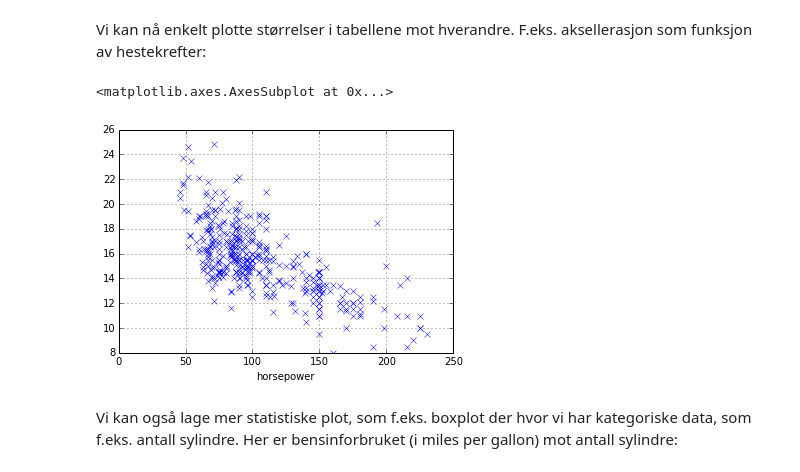
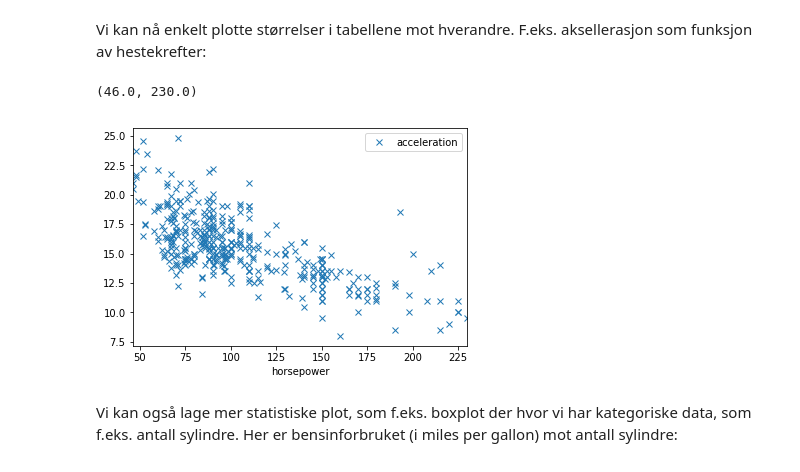
Before and after one commit to ifarup/pandas-demo, a Jupyter notebook: demo.ipynb, the cells around one changed output. Cells and saved outputs as stored; diff of their text form; code cells hidden in the pictures.

```diff
--- a/demo.ipynb
+++ b/demo.ipynb
@@ -43,10 +42,11 @@ auto.describe()
 # %% [markdown]
 Vi kan nå enkelt plotte størrelser i tabellene mot hverandre. F.eks. aksellerasjon som funksjon av hestekrefter:
-# %%
-auto.plot('horsepower', 'acceleration', style='x')
-# %% [output]
-<matplotlib.axes.AxesSubplot at 0x...>
-[figure, removed]
+# %%
+ax = auto.plot(x='horsepower', y='acceleration', style='x')
+ax.set_xlim(auto['horsepower'].min(), auto['horsepower'].max())
+# %% [output]
+(46.0, 230.0)
+[figure, added]
 # %% [markdown]
 Vi kan også lage mer statistiske plot, som f.eks. boxplot der hvor vi har kategoriske data, som f.eks. antall sylindre. Her er bensinforbruket (i miles per gallon) mot antall sylindre:
 # %%
```
Also changed, not shown: parts of 9 cells of this notebook.
